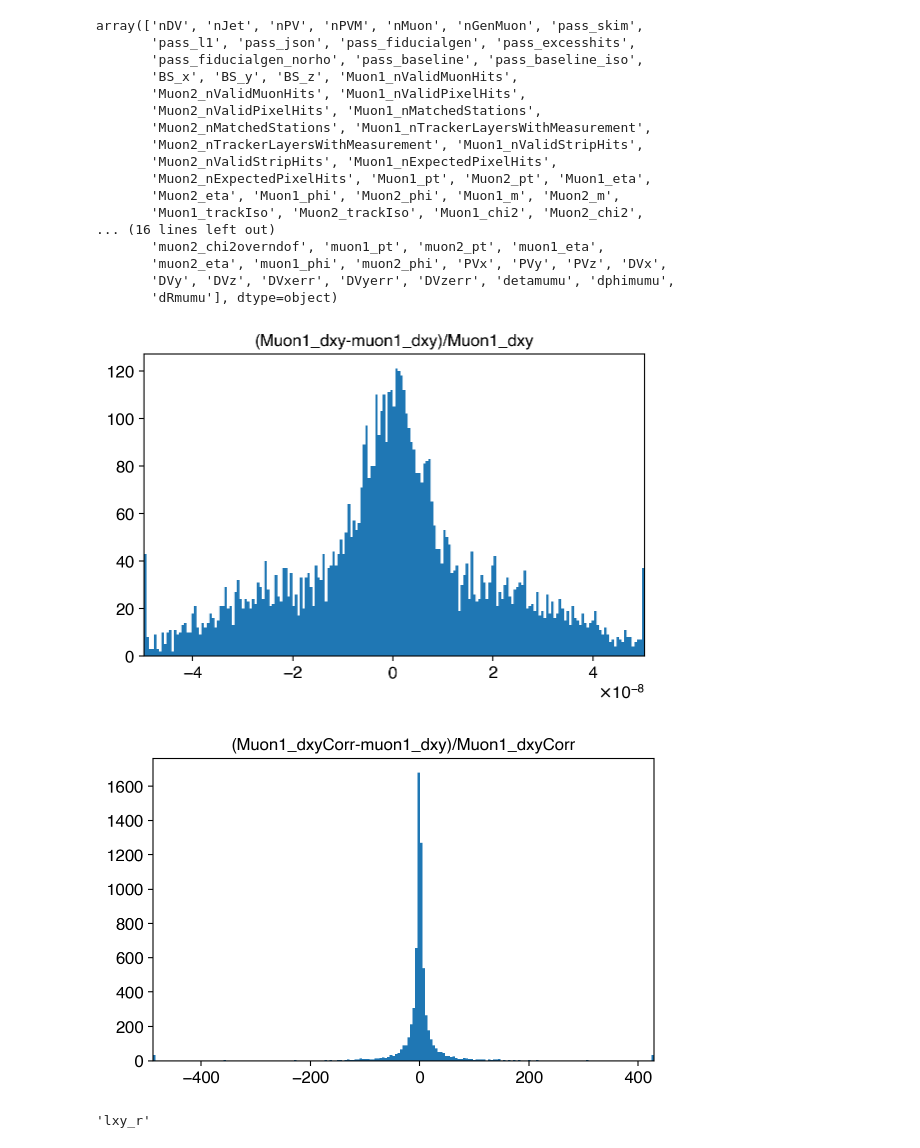
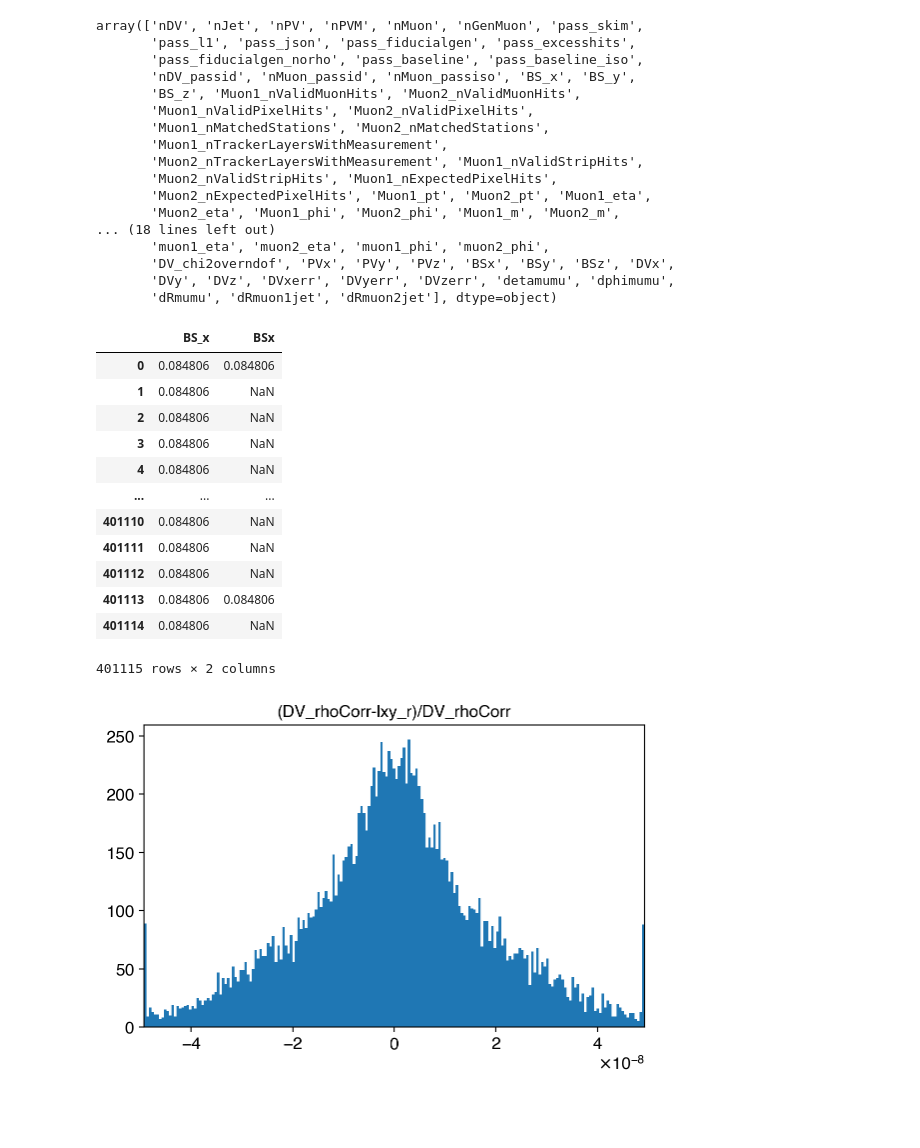
Before and after one commit to leonardogiannini/scouting, a Jupyter notebook: analysis/synchronization.ipynb, the cells around one changed output. Saved outputs shown, nothing was run; the diff lists cells and outputs as text; code cells hidden in the pictures; blank space fills up the shorter version.

```diff
--- a/analysis/synchronization.ipynb
+++ b/analysis/synchronization.ipynb
@@ -28,7 +28,7 @@ set_plotting_style()
 # %%
 def make_df(fname, entrystart=None, entrystop=None, haslxy=True):
     t = uproot.open(fname)["Events"]
-    branches = ["/n(DV|Jet|PV|PVM|Muon|GenMuon)$/","pass_*",
+    branches = ["/n(DV|Jet|PV|PVM|Muon|GenMuon)$/","pass_*","nDV_*","nMuon_*",
                      "/BS_(x|y|z)$/",
                      "/Muon_n(Valid|Matched|Tracker|Expected).*/",
                      "/Muon_(pt|eta|phi|m|trackIso|charge|dz.*|dxy.*|chi2|ndof|drjet|pass*)$/",
@@ -41,9 +41,10 @@ def make_df(fname, entrystart=None, entrystop=None, haslxy=True):
     if haslxy: branches += ["lxy"]
     arrs = t.arrays(branches,outputtype=dict,namedecode="ascii",entrystart=entrystart,entrystop=entrystop)
 
-    sel = arrs["pass_baseline_iso"]
-    print(sel.shape)
-    print(arrs["pass_l1"].sum())
+    sel = slice(None,None)
+#     sel = arrs["pass_baseline_iso"]
+#     print(sel.shape)
+#     print(arrs["pass_l1"].sum())
 
     # flatten into dataframe and require `sel`
     df = pd.DataFrame()
@@ -138,7 +140,7 @@ event,lumi,run,mass,DV_x,DV_y,DV_rhoCorr,lxy,Muon1_pt,Muon1_eta,Muon2_pt,Muon2_e
 # %%
-dfr = pd.read_csv("/home/users/namin/2019/scouting/repo/analysis/synch/flat_dimuon_tree.csv",delimiter=";",
-                  skiprows=1,
-                 )
+# dfr = pd.read_csv("/home/users/namin/2019/scouting/repo/analysis/synch/flat_dimuon_tree.csv",delimiter=";",skiprows=1)
+# dfr = pd.read_csv("/home/users/namin/2019/scouting/repo/analysis/synch/flat_dimuon_tree_BScorr.csv",delimiter=";",skiprows=1)
+dfr = pd.read_csv("/home/users/namin/2019/scouting/repo/analysis/synch/flat_dimuon_tree_synchtest.csv",delimiter=";",skiprows=1)
 dfr
 # %% [output]
 |  | run | lumi | event_num | dimuon_pt | dimuon_mass | lxy | dphidimudv | detadimudv | ctau | ... |
@@ -224,46 +199,62 @@ dfm.columns.values
 array(['nDV', 'nJet', 'nPV', 'nPVM', 'nMuon', 'nGenMuon', 'pass_skim',
        'pass_l1', 'pass_json', 'pass_fiducialgen', 'pass_excesshits',
        'pass_fiducialgen_norho', 'pass_baseline', 'pass_baseline_iso',
-       'BS_x', 'BS_y', 'BS_z', 'Muon1_nValidMuonHits',
-       'Muon2_nValidMuonHits', 'Muon1_nValidPixelHits',
-       'Muon2_nValidPixelHits', 'Muon1_nMatchedStations',
-       'Muon2_nMatchedStations', 'Muon1_nTrackerLayersWithMeasurement',
+       'nDV_passid', 'nMuon_passid', 'nMuon_passiso', 'BS_x', 'BS_y',
+       'BS_z', 'Muon1_nValidMuonHits', 'Muon2_nValidMuonHits',
+       'Muon1_nValidPixelHits', 'Muon2_nValidPixelHits',
+       'Muon1_nMatchedStations', 'Muon2_nMatchedStations',
+       'Muon1_nTrackerLayersWithMeasurement',
        'Muon2_nTrackerLayersWithMeasurement', 'Muon1_nValidStripHits',
        'Muon2_nValidStripHits', 'Muon1_nExpectedPixelHits',
        'Muon2_nExpectedPixelHits', 'Muon1_pt', 'Muon2_pt', 'Muon1_eta',
        'Muon2_eta', 'Muon1_phi', 'Muon2_phi', 'Muon1_m', 'Muon2_m',
-       'Muon1_trackIso', 'Muon2_trackIso', 'Muon1_chi2', 'Muon2_chi2',
-... (16 lines left out)
-       'muon2_chi2overndof', 'muon1_pt', 'muon2_pt', 'muon1_eta',
-       'muon2_eta', 'muon1_phi', 'muon2_phi', 'PVx', 'PVy', 'PVz', 'DVx',
+... (18 lines left out)
+       'muon1_eta', 'muon2_eta', 'muon1_phi', 'muon2_phi',
+       'DV_chi2overndof', 'PVx', 'PVy', 'PVz', 'BSx', 'BSy', 'BSz', 'DVx',
        'DVy', 'DVz', 'DVxerr', 'DVyerr', 'DVzerr', 'detamumu', 'dphimumu',
-       'dRmumu'], dtype=object)
+       'dRmumu', 'dRmuon1jet', 'dRmuon2jet'], dtype=object)
+# %%
+dfm[["BS_x","BSx"]]
+# %% [output]
+|  | BS_x | BSx |
+| 0 | 0.084806 | 0.084806 |
+| 1 | 0.084806 | NaN |
+| 2 | 0.084806 | NaN |
+| 3 | 0.084806 | NaN |
+| 4 | 0.084806 | NaN |
+| ... | ... | ... |
+| 401110 | 0.084806 | NaN |
+| 401111 | 0.084806 | NaN |
+| 401112 | 0.084806 | NaN |
+| 401113 | 0.084806 | 0.084806 |
+| 401114 | 0.084806 | NaN |
+401115 rows × 2 columns
 # %%
 def compare(x,y):
     fracdiffs = (x-y) / x
     fig, ax = plt.subplots()
     low = fracdiffs.quantile(0.005)
     high = fracdiffs.quantile(0.995)
     h = Hist1D(fracdiffs, bins=np.linspace(low,high,200))
 #     h = Hist1D(fracdiffs, bins=np.linspace(-0.0025,0.0025))
     h.plot(ax=ax)
     ax.set_title(f"({x.name}-{y.name})/{x.name}")
 
 #     print(fracdiffs)
 
-dfm["lxy_test"] = dfm.eval("((DV_x-PVM_x)**2 + (DV_y-PVM_y)**2)**0.5")
+# dfm["lxy_test"] = dfm.eval("((DV_x-PVM_x)**2 + (DV_y-PVM_y)**2)**0.5")
 
 # compare("lxy_s","lxy_r")
 # compare("PVM_y","PVy")
 # compare("DV_rhoCorr","lxy_r")
 # compare(dfm[,"lxy_r")
-compare(dfm["Muon1_dxy"],dfm["muon1_dxy"])
-compare(dfm["Muon1_dxyCorr"],dfm["muon1_dxy"])
+# compare(dfm["Muon1_dxy"],dfm["muon1_dxy"])
+# compare(dfm["Muon1_dxyCorr"],dfm["muon1_dxy"])
+
+# compare(dfm["BS_x"],dfm["BSx"])
+# compare(dfm["BS_y"],dfm["BSy"])
+# compare(dfm["Muon1_dxyCorr"],dfm["muon1_dxycorr"])
+compare(dfm["DV_rhoCorr"],dfm["lxy_r"])
 # compare("DV_x","DVx")
 # %% [output]
-[figure, old version]
+[figure, new version]
-[figure, removed]
-# %%
-dfm["lxy_r"].name
-# %% [output]
-'lxy_r'
```
Also changed, not shown: parts of 32 cells of this notebook, 5 other files.
